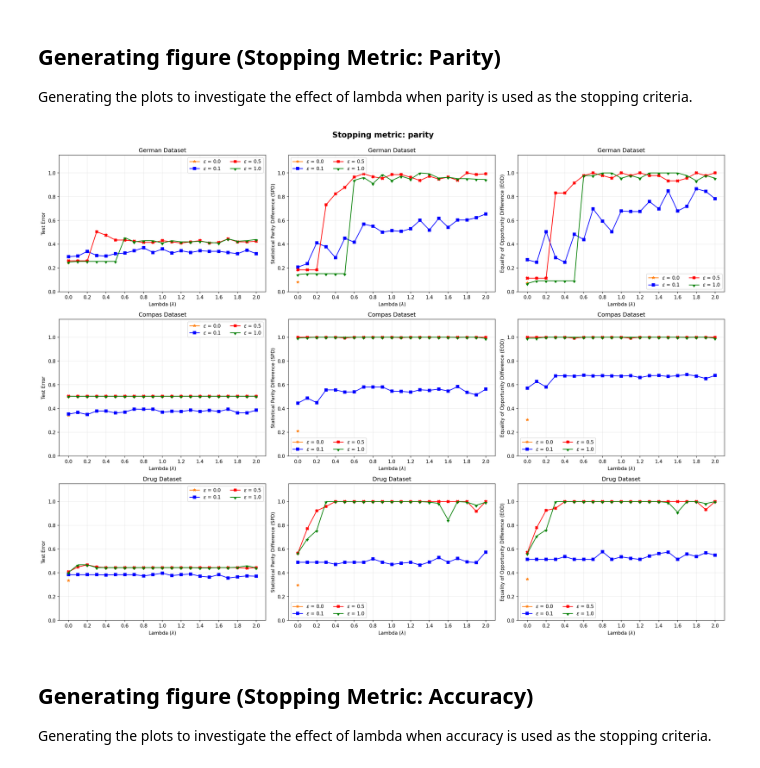
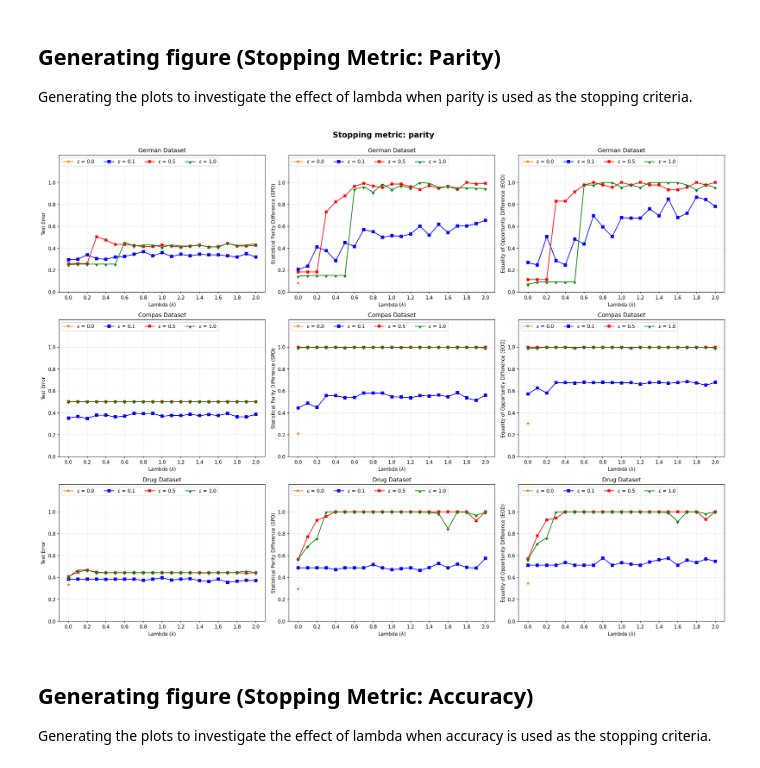
Before and after one commit to imandrealombardo/FACT-AI, a Jupyter notebook: Fairness_attack/Results_notebook.ipynb, the cells around one changed output. Cells and saved outputs as stored; diff of their text form; code cells hidden in the pictures.

```diff
--- a/Fairness_attack/Results_notebook.ipynb
+++ b/Fairness_attack/Results_notebook.ipynb
@@ -105,8 +105,8 @@ for row in rows:
             y_label = 'Equality of Opportunity Difference (EOD)'
 
         for att, c, m in zip(attacks, colors, markers):
-            axs[row, col].plot(epsilon, results_parity[dataset][att][metric], label=att, color = c, marker = m)
-            axs[row, col].legend(ncol=2)
+            axs[row, col].plot(epsilon, results_eps_parity[dataset][att][metric], label=att, color = c, marker = m)
+            axs[row, col].legend(ncol=5, loc="upper left")
             axs[row, col].set_ylim([0, 1.15])
             axs[row, col].set_yticks([0, 0.2, 0.4, 0.6, 0.8, 1.0])
             axs[row, col].grid(alpha=0.25)
@@ -150,8 +150,8 @@ for row in rows:
             y_label = 'Equality of Opportunity Difference (EOD)'
 
         for att, c, m in zip(attacks, colors, markers):
-            axs[row, col].plot(epsilon, results_accuracy[dataset][att][metric], label=att, color = c, marker = m)
-            axs[row, col].legend(ncol=2)
+            axs[row, col].plot(epsilon, results_eps_accuracy[dataset][att][metric], label=att, color = c, marker = m)
+            axs[row, col].legend(ncol=5, loc="upper left")
             axs[row, col].set_ylim([0, 1.15])
             axs[row, col].set_yticks([0, 0.2, 0.4, 0.6, 0.8, 1.0])
             axs[row, col].grid(alpha=0.25)
@@ -176,8 +177,8 @@ The next cell imports the required models, which have already been pre-trained.
 # %%
 %%capture
 
-results_parity = {}
-results_accuracy = {}
+results_lamb_parity = {}
+results_lamb_accuracy = {}
 
 datasets = ["german", "compas", "drug"]
 lambdas = [0.0, 0.1, 0.2, 0.3, 0.4, 0.5, 0.6, 0.7, 0.8, 0.9, 1.0, 1.1, 1.2, 1.3, 1.4, 1.5, 1.6, 1.7, 1.8, 1.9, 2.0]
@@ -186,8 +187,8 @@ epsilons = [0.0, 0.1, 0.5, 1.0]
 for dataset in datasets:
 
     # Each dictionary contains epsilon as keys
-    results_parity[dataset]   = {epsilon: {} for epsilon in epsilons}
-    results_accuracy[dataset] = {epsilon: {} for epsilon in epsilons}
+    results_lamb_parity[dataset]   = {epsilon: {} for epsilon in epsilons}
+    results_lamb_accuracy[dataset] = {epsilon: {} for epsilon in epsilons}
 
     for eps in epsilons:
 
@@ -198,14 +199,14 @@ for dataset in datasets:
             log_accuracy = run_attack(total_grad_iter = 10000, dataset = dataset, use_slab = True, epsilon = eps, lamb = lamb, method = "IAF", stopping_method = "Accuracy", stop_after = 2, log_metrics = True, display_iter_time = True, eval_mode = True)
 
             # Store results using Parity as the stopping method
-            results_parity[dataset][eps].setdefault("test_error", []).append(1 - log_parity['test_acc'])
-            results_parity[dataset][eps].setdefault("SPD", []).append(log_parity['Parity'])
-            results_parity[dataset][eps].setdefault("EOD", []).append(log_parity['E0'])
+            results_lamb_parity[dataset][eps].setdefault("test_error", []).append(1 - log_parity['test_acc'])
+            results_lamb_parity[dataset][eps].setdefault("SPD", []).append(log_parity['Parity'])
+            results_lamb_parity[dataset][eps].setdefault("EOD", []).append(log_parity['E0'])
 
             # Store results using Accuracy as the stopping method
-            results_accuracy[dataset][eps].setdefault("test_error", []).append(1 - log_accuracy['test_acc'])
-            results_accuracy[dataset][eps].setdefault("SPD", []).append(log_accuracy['Parity'])
-            results_accuracy[dataset][eps].setdefault("EOD", []).append(log_accuracy['E0'])
+            results_lamb_accuracy[dataset][eps].setdefault("test_error", []).append(1 - log_accuracy['test_acc'])
+            results_lamb_accuracy[dataset][eps].setdefault("SPD", []).append(log_accuracy['Parity'])
+            results_lamb_accuracy[dataset][eps].setdefault("EOD", []).append(log_accuracy['E0'])
 # %% [output]
 INFO:tensorflow:Restoring parameters from output/german/influence_data/german_no_attack-checkpoint
 INFO:tensorflow:Restoring parameters from output/german/influence_data/german_no_attack-checkpoint
@@ -243,38 +244,38 @@ for row in rows:
         dataset = 'compas'
     else:
         dataset = 'drug'
 
     for col in cols:
         # Choose metric to plot based on the column
         if col == 0:
             metric = 'test_error'
             y_label = 'Test Error'
         elif col==1:
             metric = 'SPD'
             y_label = 'Statistical Parity Difference (SPD)'
         else:
             metric = 'EOD'
             y_label = 'Equality of Opportunity Difference (EOD)'
 
         for eps, c, m in zip(epsilons, colors, markers):
             if eps == 0:
-                axs[row, col].plot(lambdas[0], results_parity[dataset][eps][metric][0], label=f'$\epsilon$ = {eps}', color = c, marker = m)
+                axs[row, col].plot(lambdas[0], results_lamb_parity[dataset][eps][metric][0], label=f'$\epsilon$ = {eps}', color = c, marker = m)
             else:
-                axs[row, col].plot(lambdas, results_parity[dataset][eps][metric], label=f'$\epsilon$ = {eps}', color = c, marker = m)
-            axs[row, col].legend(ncol=2)
-            axs[row, col].set_ylim([0, 1.15])
+                axs[row, col].plot(lambdas, results_lamb_parity[dataset][eps][metric], label=f'$\epsilon$ = {eps}', color = c, marker = m)
+            axs[row, col].legend(loc='upper left', ncol=4)
+            axs[row, col].set_ylim([0, 1.25])
             axs[row, col].set_yticks([0, 0.2, 0.4, 0.6, 0.8, 1.0])
             axs[row, col].set_xticks([0, 0.2, 0.4, 0.6, 0.8, 1.0, 1.2, 1.4, 1.6, 1.8, 2.0])
             axs[row, col].grid(alpha=0.25)
             axs[row, col].title.set_text(f'{dataset.capitalize()} Dataset')
             axs[row, col].set_xlabel('Lambda ($\lambda$)')
             axs[row, col].set_ylabel(y_label)
 
 
 fig.suptitle('Stopping metric: parity\n', fontsize=16, fontweight='bold')
 fig.tight_layout()
 # %% [output]
-[figure, old version]
+[figure, new version]
 # %% [markdown]
 ## Generating figure (Stopping Metric: Accuracy)
 Generating the plots to investigate the effect of lambda when accuracy is used as the stopping criteria.
```
Also changed, not shown: parts of 4 cells of this notebook, 2 other files.
